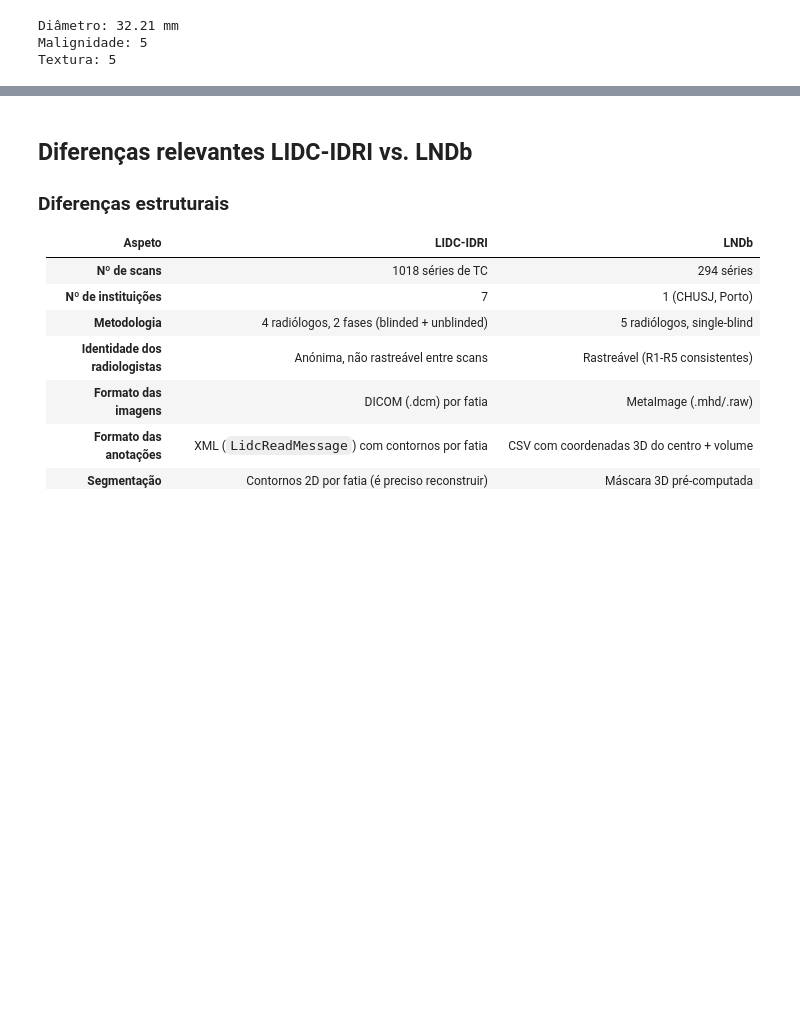
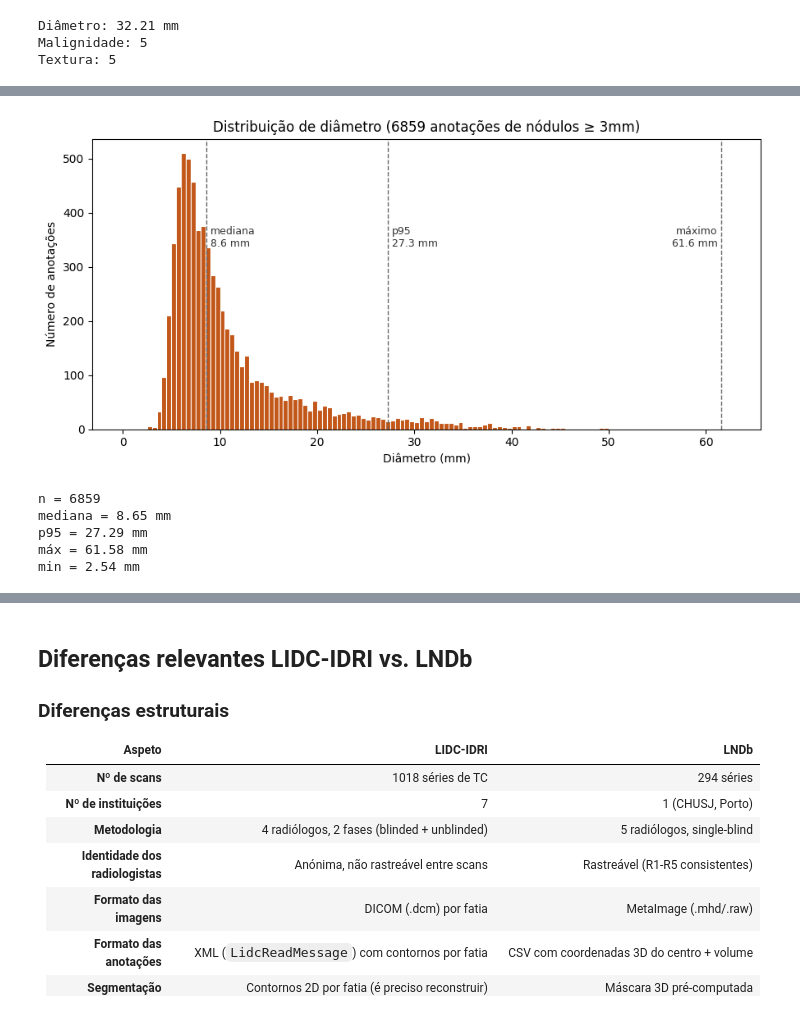
Before and after one commit to andredpinto/MASS_detect, a Jupyter notebook: notebooks/lidc_exploration.ipynb, the cells around one changed output, grey strips where cells are left out. Cells and saved outputs as stored; diff of their text form; code cells hidden in the pictures; blank space fills up the shorter version.

```diff
--- a/notebooks/lidc_exploration.ipynb
+++ b/notebooks/lidc_exploration.ipynb
@@ -213,16 +237,13 @@ Anotações totais: 4
 
 </div>
 # %%
-# Seleção de 5 nódulos de scans diferentes, para mostrar
-# como as características variam na prática.
+# seleção de 5 nódulos de scans diferentes, para mostrar como as características variam na prática.
 exemplos = []
 scans_alvo = ['LIDC-IDRI-0001', 'LIDC-IDRI-0003',
               'LIDC-IDRI-0004', 'LIDC-IDRI-0005', 'LIDC-IDRI-0008']
 
 for pid in scans_alvo:
     s = pl.query(pl.Scan).filter(pl.Scan.patient_id == pid).first()
-    if s is None:
-        continue
 
 
     clusters_s = s.cluster_annotations()
@@ -511,0 +578,41 @@ Um nódulo com 4 radiólogos contribui com 4 contagens.
+# %%
+# Recolher todos os diâmetros de nódulos >= 3mm (com malignidade)
+"""onde é que eu especifico que tem que te tamanho superior a 3mm?"""
+diametros = []
+for scan in pl.query(pl.Scan):
+    for ann in scan.annotations:
+        if ann.malignancy is not None and ann.diameter is not None:
+            diametros.append(ann.diameter)
+
+diametros = np.array(diametros)
+p50, p95, dmax = np.percentile(diametros, [50, 95, 100])
+
+fig, ax = plt.subplots(figsize=(9, 4.5))
+ax.hist(diametros, bins=np.arange(0, diametros.max() + 1, 0.5),
+        color='#c25719', edgecolor='white', linewidth=0.8)
+top = ax.get_ylim()[1]
+for val, name, align in [(p50, "mediana", "left"),
+                          (p95, "p95", "left"),
+                          (dmax, "máximo", "right")]:
+    ax.axvline(val, color='#666666', linestyle='--', linewidth=1)
+    offset = 0.4 if align == "left" else -0.4
+    ax.text(val + offset, top*0.7, f"{name}\n{val:.1f} mm",
+            ha=align, va='top', fontsize=9, color='#333333')
+ax.set_xlabel("Diâmetro (mm)")
+ax.set_ylabel("Número de anotações")
+ax.set_title(f"Distribuição de diâmetro ({len(diametros)} anotações de nódulos ≥ 3mm)")
+plt.tight_layout()
+plt.show()
+
+print(f"n = {len(diametros)}")
+print(f"mediana = {p50:.2f} mm")
+print(f"p95 = {p95:.2f} mm")
+print(f"máx = {dmax:.2f} mm")
+print(f"min = {diametros.min():.2f} mm")
+# %% [output]
+[figure, added]
+n = 6859
+mediana = 8.65 mm
+p95 = 27.29 mm
+máx = 61.58 mm
+min = 2.54 mm
```
Also changed, not shown: parts of 33 cells of this notebook.
